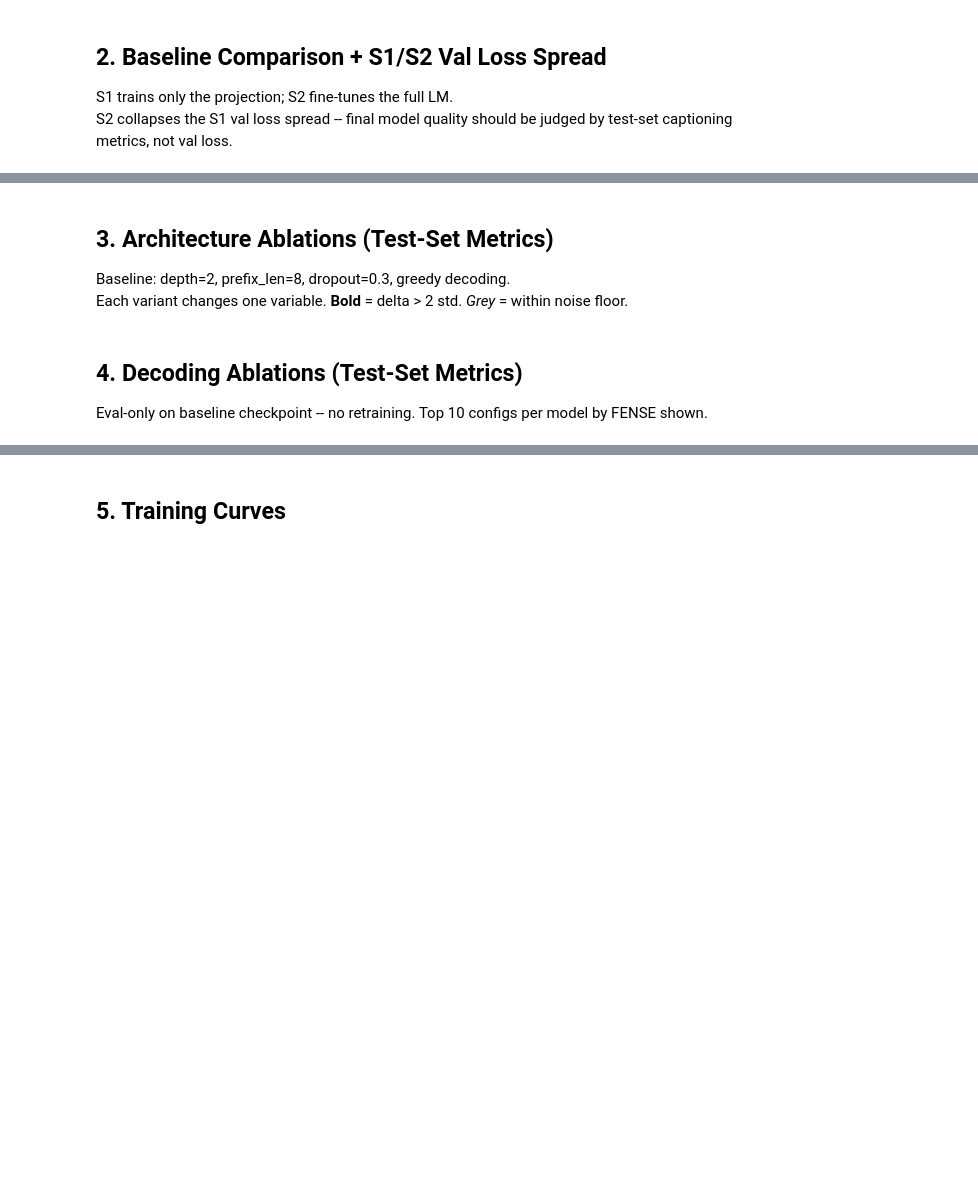
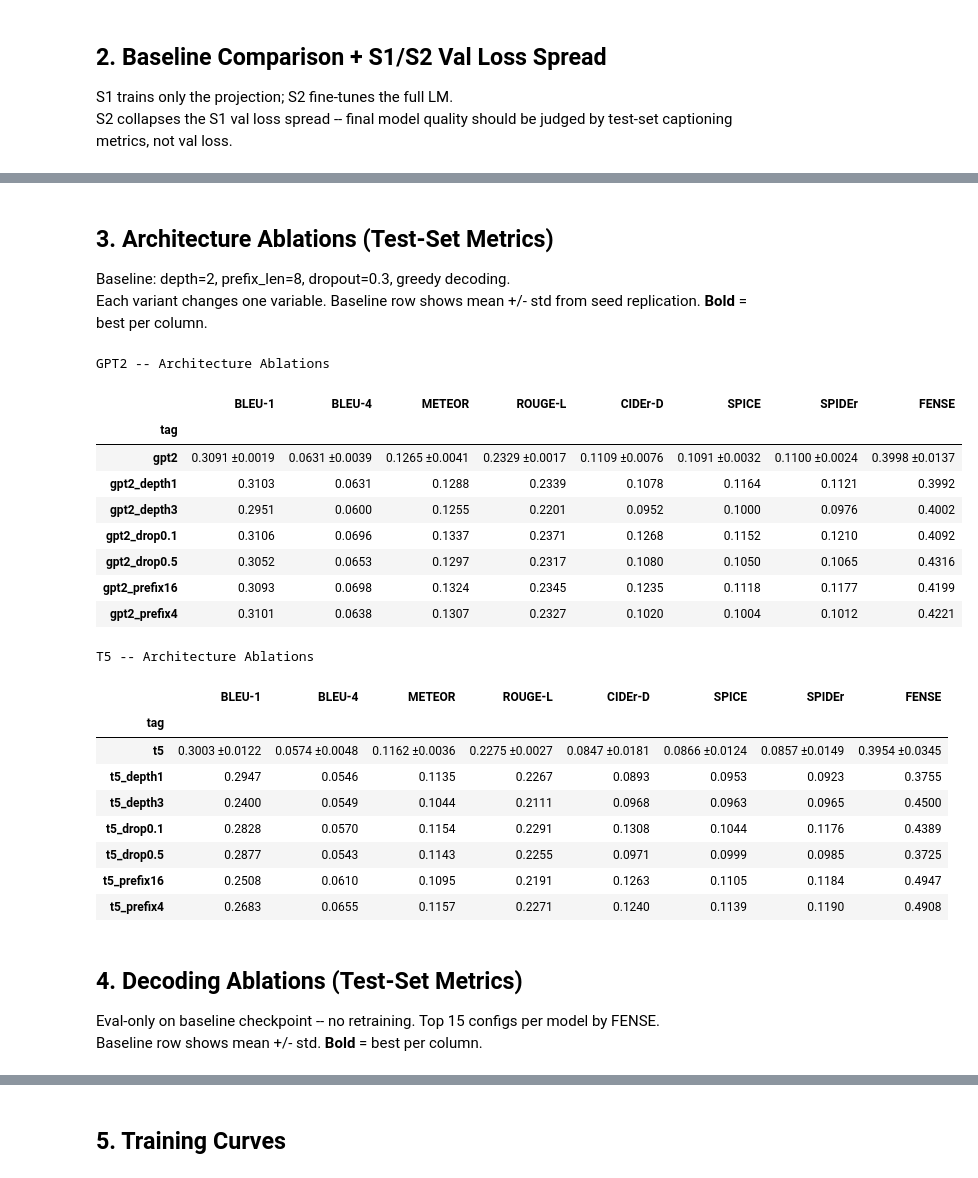
Before and after one commit to raccoon-42/audio-caption, a Jupyter notebook: notebooks/comparison.ipynb, the cells around one changed output, grey strips where cells are left out. Cells and saved outputs as stored; diff of their text form; code cells hidden in the pictures; blank space fills up the shorter version.

```diff
--- a/notebooks/comparison.ipynb
+++ b/notebooks/comparison.ipynb
@@ -88,31 +88,27 @@ def load_noise_floors():
     return floors
 
 
-def style_with_noise(df, model, floors, metrics):
-    """Style a table: bold cells where delta from baseline exceeds 1 std."""
+def style_ablation_table(df, model, floors, metrics):
+    """Paper-style: bold best per column, baseline row shows +/- std."""
+    floor = floors.get(model, {})
     baseline_tag = model
-    if baseline_tag not in df.index:
-        return df.style.background_gradient(cmap="Greys", axis=None, subset=metrics)
 
-    baseline = df.loc[baseline_tag]
-    floor = floors.get(model, {})
+    # Build a string-typed DataFrame for display
+    disp = pd.DataFrame(index=df.index, columns=metrics, dtype=str)
+    for col in metrics:
+        for idx in df.index:
+            val = df.loc[idx, col]
+            if idx == baseline_tag and col in floor:
+                disp.loc[idx, col] = f"{val:.4f} ±{floor[col]:.4f}"
+            else:
+                disp.loc[idx, col] = f"{val:.4f}"
 
-    def highlight(val, col, row):
-        if row == baseline_tag or col not in floor:
-            return ""
-        delta = abs(val - baseline[col])
-        if delta > 2 * floor[col]:
-            return "font-weight: bold"
-        elif delta < floor[col]:
-            return "color: #999"
-        return ""
+    # Bold best per column (compare on original numeric df)
+    def bold_best(col):
+        best = df[col.name].idxmax()
+        return ["font-weight: bold" if idx == best else "" for idx in col.index]
 
-    styled = df.style
-    for col in metrics:
-        styled = styled.background_gradient(cmap="Greys", subset=[col], vmin=df[col].min() - 0.02)
-    styled = styled.apply(lambda row: [highlight(row[c], c, row.name) for c in df.columns],
-                          axis=1, subset=metrics)
-    return styled
+    return disp.style.apply(bold_best, axis=0)
 
 
 arch_df = collect_eval_results("arch")
@@ -242,23 +268,44 @@ for model in MODELS:
 ## 3. Architecture Ablations (Test-Set Metrics)
 
 Baseline: depth=2, prefix_len=8, dropout=0.3, greedy decoding.
-Each variant changes one variable. **Bold** = delta > 2 std. *Grey* = within noise floor.
+Each variant changes one variable. Baseline row shows mean +/- std from seed replication. **Bold** = best per column.
 # %%
 for model in MODELS:
     model_df = arch_df[arch_df["model"] == model].copy()
     if len(model_df) == 0:
         continue
-    # Exclude seed runs from arch table
     model_df = model_df[~model_df["tag"].str.contains("seed")]
     avail = [m for m in METRICS if m in model_df.columns]
     table = model_df.set_index("tag")[avail].round(4)
 
     print(f"\n{model.upper()} -- Architecture Ablations")
-    display(style_with_noise(table, model, noise_floors, avail))
+    display(style_ablation_table(table, model, noise_floors, avail))
+# %% [output]
+GPT2 -- Architecture Ablations
+|  | BLEU-1 | BLEU-4 | METEOR | ROUGE-L | CIDEr-D | SPICE | SPIDEr | FENSE |
+| tag |  |  |  |  |  |  |  |  |
+| gpt2 | 0.3091 ±0.0019 | 0.0631 ±0.0039 | 0.1265 ±0.0041 | 0.2329 ±0.0017 | 0.1109 ±0.0076 | 0.1091 ±0.0032 | 0.1100 ±0.0024 | 0.3998 ±0.0137 |
+| gpt2_depth1 | 0.3103 | 0.0631 | 0.1288 | 0.2339 | 0.1078 | 0.1164 | 0.1121 | 0.3992 |
+| gpt2_depth3 | 0.2951 | 0.0600 | 0.1255 | 0.2201 | 0.0952 | 0.1000 | 0.0976 | 0.4002 |
+| gpt2_drop0.1 | 0.3106 | 0.0696 | 0.1337 | 0.2371 | 0.1268 | 0.1152 | 0.1210 | 0.4092 |
+| gpt2_drop0.5 | 0.3052 | 0.0653 | 0.1297 | 0.2317 | 0.1080 | 0.1050 | 0.1065 | 0.4316 |
+| gpt2_prefix16 | 0.3093 | 0.0698 | 0.1324 | 0.2345 | 0.1235 | 0.1118 | 0.1177 | 0.4199 |
+| gpt2_prefix4 | 0.3101 | 0.0638 | 0.1307 | 0.2327 | 0.1020 | 0.1004 | 0.1012 | 0.4221 |
+T5 -- Architecture Ablations
+|  | BLEU-1 | BLEU-4 | METEOR | ROUGE-L | CIDEr-D | SPICE | SPIDEr | FENSE |
+| tag |  |  |  |  |  |  |  |  |
+| t5 | 0.3003 ±0.0122 | 0.0574 ±0.0048 | 0.1162 ±0.0036 | 0.2275 ±0.0027 | 0.0847 ±0.0181 | 0.0866 ±0.0124 | 0.0857 ±0.0149 | 0.3954 ±0.0345 |
+| t5_depth1 | 0.2947 | 0.0546 | 0.1135 | 0.2267 | 0.0893 | 0.0953 | 0.0923 | 0.3755 |
+| t5_depth3 | 0.2400 | 0.0549 | 0.1044 | 0.2111 | 0.0968 | 0.0963 | 0.0965 | 0.4500 |
+| t5_drop0.1 | 0.2828 | 0.0570 | 0.1154 | 0.2291 | 0.1308 | 0.1044 | 0.1176 | 0.4389 |
+| t5_drop0.5 | 0.2877 | 0.0543 | 0.1143 | 0.2255 | 0.0971 | 0.0999 | 0.0985 | 0.3725 |
+| t5_prefix16 | 0.2508 | 0.0610 | 0.1095 | 0.2191 | 0.1263 | 0.1105 | 0.1184 | 0.4947 |
+| t5_prefix4 | 0.2683 | 0.0655 | 0.1157 | 0.2271 | 0.1240 | 0.1139 | 0.1190 | 0.4908 |
 # %% [markdown]
 ## 4. Decoding Ablations (Test-Set Metrics)
 
-Eval-only on baseline checkpoint -- no retraining. Top 10 configs per model by FENSE shown.
+Eval-only on baseline checkpoint -- no retraining. Top 15 configs per model by FENSE.
+Baseline row shows mean +/- std. **Bold** = best per column.
 # %%
 for model in MODELS:
     model_df = decoding_df[decoding_df["model"] == model].copy()
```
Also changed, not shown: parts of 10 cells of this notebook, 1 other file.
